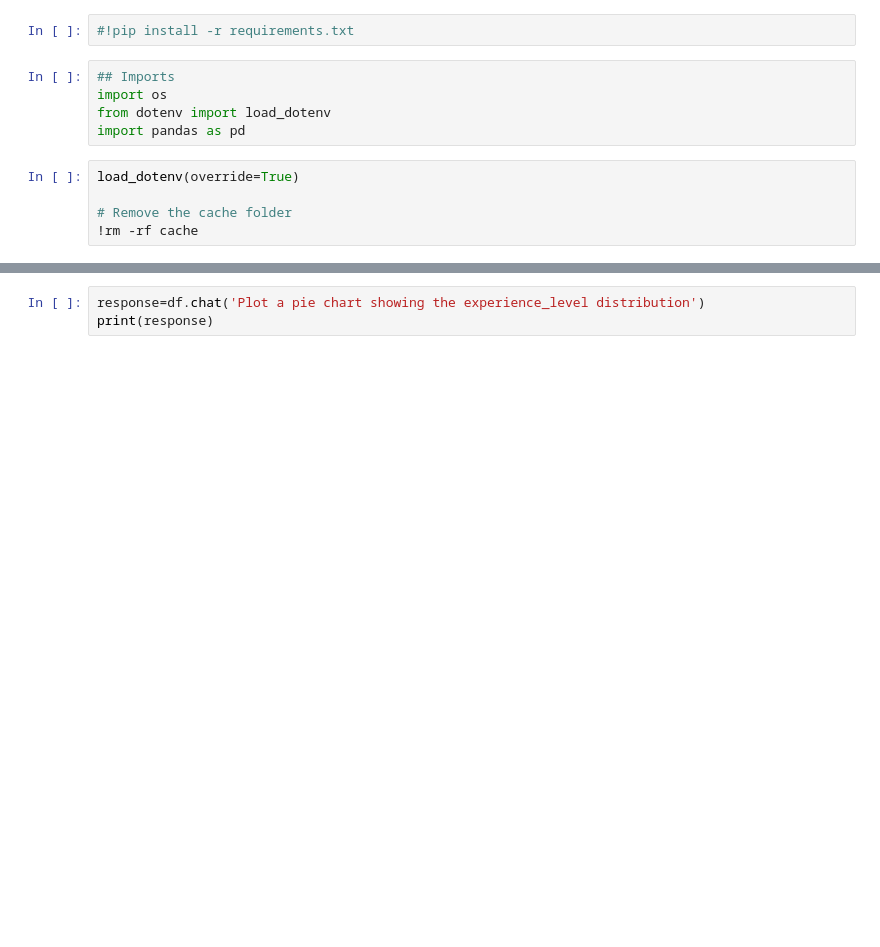
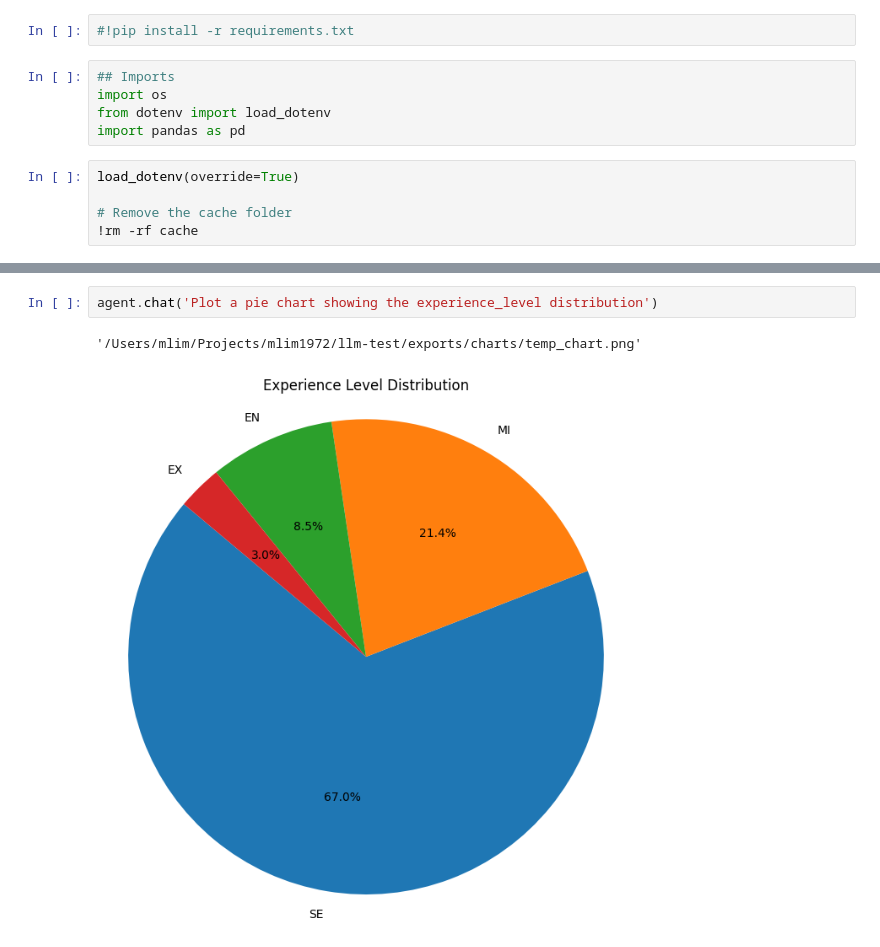
Before and after one commit to mlim1972/llm-test, a Jupyter notebook: PandasAI.ipynb, the cells around one changed output, grey strips where cells are left out. Drawn from its saved outputs; the diff is of its cells as text; blank space fills up the shorter version.

```diff
--- a/PandasAI.ipynb
+++ b/PandasAI.ipynb
@@ -70,3 +128,5 @@ print(response)
 # %%
-response=df.chat('Plot a pie chart showing the experience_level distribution')
-print(response)
+agent.chat('Plot a pie chart showing the experience_level distribution')
+# %% [output]
+'/Users/mlim/Projects/mlim1972/llm-test/exports/charts/temp_chart.png'
+[figure, added]
```
Also changed, not shown: parts of 9 cells of this notebook, 3 other files.
